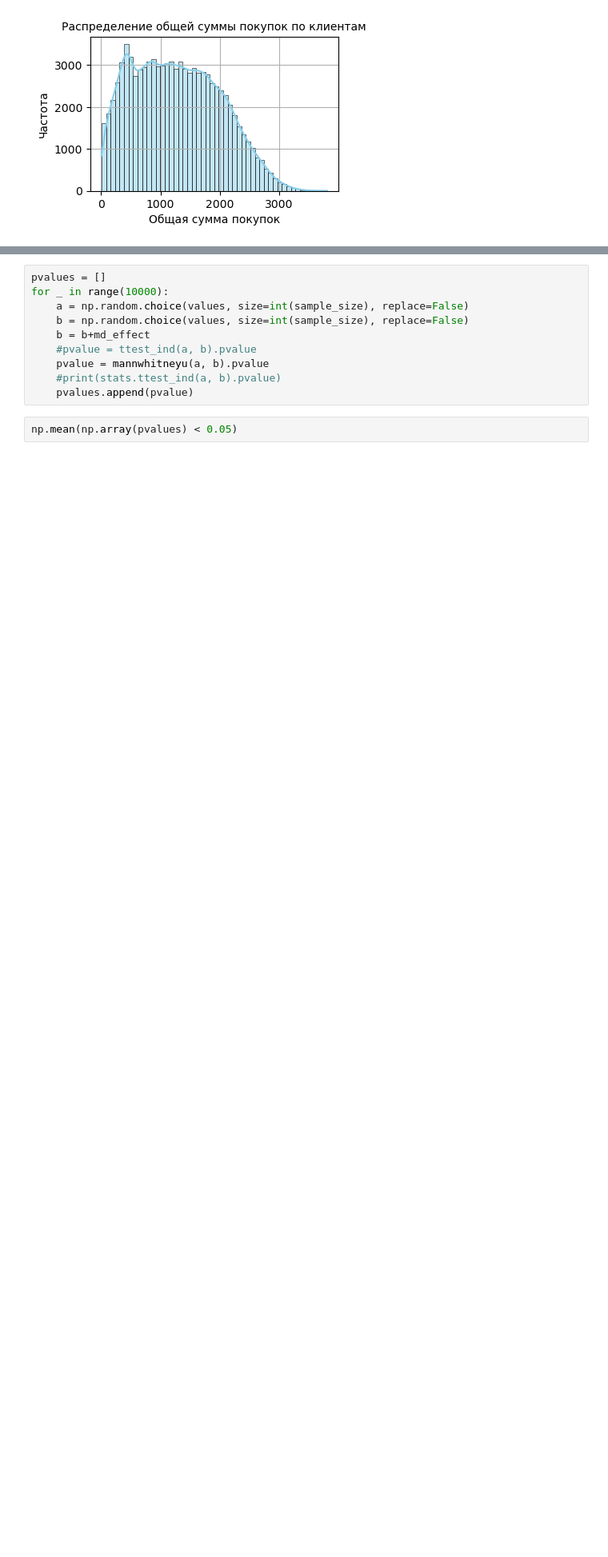
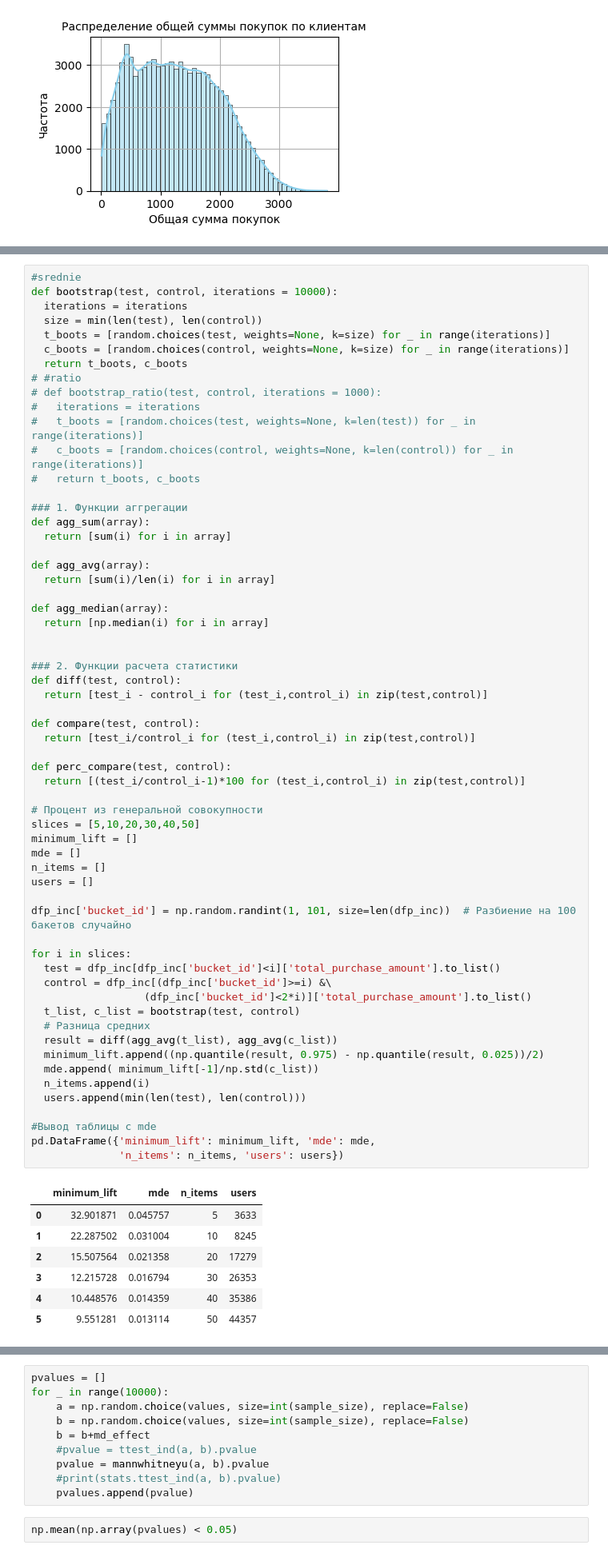
Before and after one commit to Tsyden/AB-testing, a Jupyter notebook: AB_testing_practice.ipynb, the cells around one changed output, grey strips where cells are left out. Shown at 80% size. Drawn from its saved outputs; the diff is of its cells as text; blank space fills up the shorter version.

```diff
--- a/AB_testing_practice.ipynb
+++ b/AB_testing_practice.ipynb
@@ -183,0 +195,68 @@ print(f'оценка необходимого размера групп 1 = {sam
+# %%
+#srednie
+def bootstrap(test, control, iterations = 10000):
+  iterations = iterations
+  size = min(len(test), len(control))
+  t_boots = [random.choices(test, weights=None, k=size) for _ in range(iterations)]
+  c_boots = [random.choices(control, weights=None, k=size) for _ in range(iterations)]
+  return t_boots, c_boots
+# #ratio
+# def bootstrap_ratio(test, control, iterations = 1000):
+#   iterations = iterations
+#   t_boots = [random.choices(test, weights=None, k=len(test)) for _ in range(iterations)]
+#   c_boots = [random.choices(control, weights=None, k=len(control)) for _ in range(iterations)]
+#   return t_boots, c_boots
+
+### 1. Функции аггрегации
+def agg_sum(array):
+  return [sum(i) for i in array]
+
+def agg_avg(array):
+  return [sum(i)/len(i) for i in array]
+
+def agg_median(array):
+  return [np.median(i) for i in array]
+
+
+### 2. Функции расчета статистики
+def diff(test, control):
+  return [test_i - control_i for (test_i,control_i) in zip(test,control)]
+
+def compare(test, control):
+  return [test_i/control_i for (test_i,control_i) in zip(test,control)]
+
+def perc_compare(test, control):
+  return [(test_i/control_i-1)*100 for (test_i,control_i) in zip(test,control)]
+
+# Процент из генеральной совокупности
+slices = [5,10,20,30,40,50]
+minimum_lift = []
+mde = []
+n_items = []
+users = []
+
+dfp_inc['bucket_id'] = np.random.randint(1, 101, size=len(dfp_inc))  # Разбиение на 100 бакетов случайно
+
+for i in slices:
+  test = dfp_inc[dfp_inc['bucket_id']<i]['total_purchase_amount'].to_list()
+  control = dfp_inc[(dfp_inc['bucket_id']>=i) &\
+                  (dfp_inc['bucket_id']<2*i)]['total_purchase_amount'].to_list()
+  t_list, c_list = bootstrap(test, control)
+  # Разница средних
+  result = diff(agg_avg(t_list), agg_avg(c_list))
+  minimum_lift.append((np.quantile(result, 0.975) - np.quantile(result, 0.025))/2)
+  mde.append( minimum_lift[-1]/np.std(c_list))
+  n_items.append(i)
+  users.append(min(len(test), len(control)))
+
+#Вывод таблицы с mde
+pd.DataFrame({'minimum_lift': minimum_lift, 'mde': mde,
+              'n_items': n_items, 'users': users})
+# %% [output]
+|  | minimum_lift | mde | n_items | users |
+| 0 | 32.901871 | 0.045757 | 5 | 3633 |
+| 1 | 22.287502 | 0.031004 | 10 | 8245 |
+| 2 | 15.507564 | 0.021358 | 20 | 17279 |
+| 3 | 12.215728 | 0.016794 | 30 | 26353 |
+| 4 | 10.448576 | 0.014359 | 40 | 35386 |
+| 5 | 9.551281 | 0.013114 | 50 | 44357 |
```
Also changed, not shown: parts of 22 cells of this notebook.
